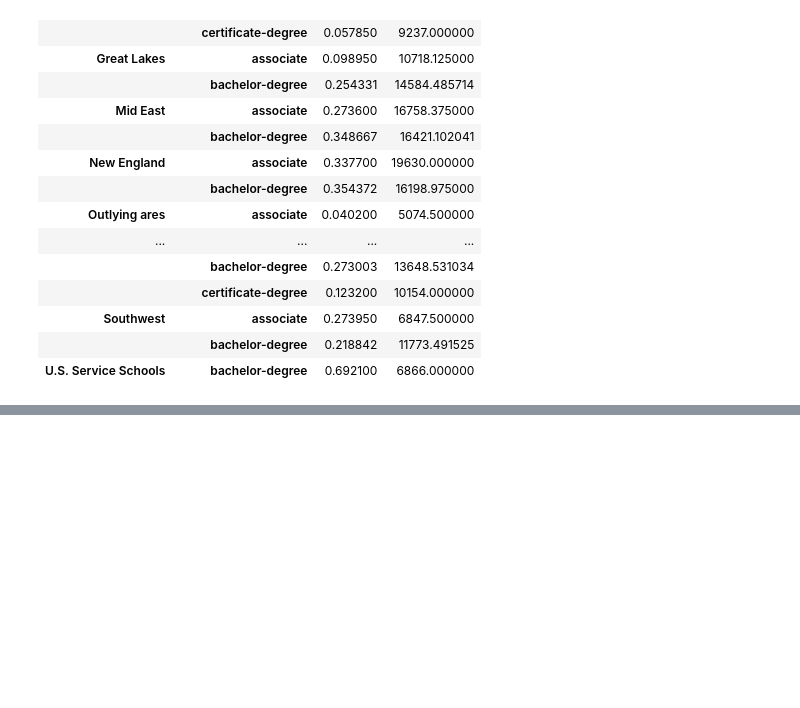
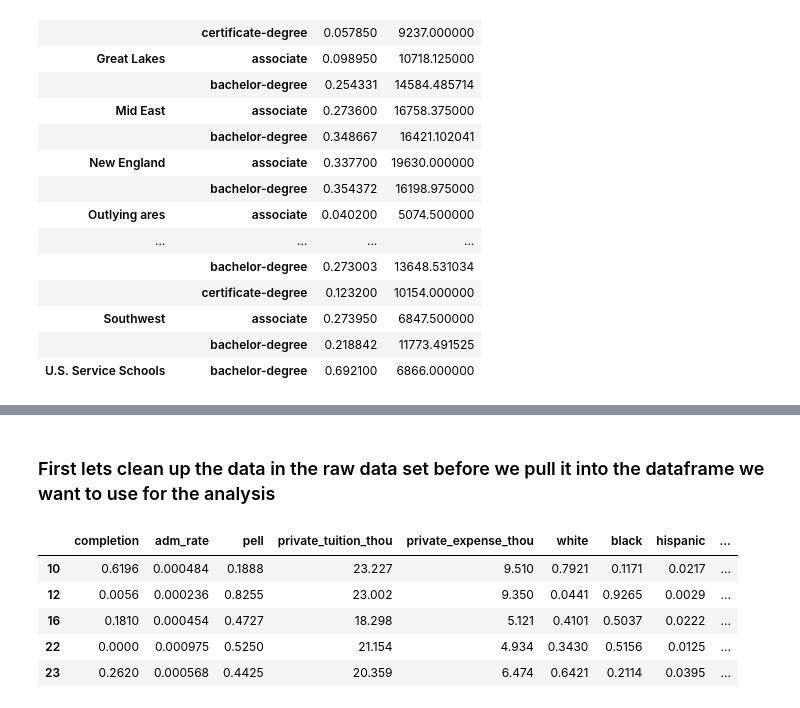
Before and after one commit to ibooth1/Group-Project, a Jupyter notebook: Group Project.ipynb, the cells around one changed output, grey strips where cells are left out. Cells and saved outputs as stored; diff of their text form; code cells hidden in the pictures; blank space fills up the shorter version.

```diff
--- a/Group Project.ipynb
+++ b/Group Project.ipynb
@@ -807,0 +812,6 @@ values=['Region', 'Predominate_Degrees','Complete','Tuition'])
+# %% [markdown]
+### First lets clean up the data in the raw data set before we pull it into the dataframe we want to use for the analysis
+# %%
+dfraw["completion"] = dfraw["C100_4"]
+dfraw["adm_rate"] = dfraw["ADM_RATE"]
+dfraw["pell"] = dfraw["PCTPELL"]
@@ -807,0 +828,9 @@ values=['Region', 'Predominate_Degrees','Complete','Tuition'])
+# %%
+dfpriv.head()
+# %% [output]
+|  | completion | adm_rate | pell | private_tuition_thou | private_expense_thou | white | black | hispanic | ... |
+| 10 | 0.6196 | 0.000484 | 0.1888 | 23.227 | 9.510 | 0.7921 | 0.1171 | 0.0217 | ... |
+| 12 | 0.0056 | 0.000236 | 0.8255 | 23.002 | 9.350 | 0.0441 | 0.9265 | 0.0029 | ... |
+| 16 | 0.1810 | 0.000454 | 0.4727 | 18.298 | 5.121 | 0.4101 | 0.5037 | 0.0222 | ... |
+| 22 | 0.0000 | 0.000975 | 0.5250 | 21.154 | 4.934 | 0.3430 | 0.5156 | 0.0125 | ... |
+| 23 | 0.2620 | 0.000568 | 0.4425 | 20.359 | 6.474 | 0.6421 | 0.2114 | 0.0395 | ... |
```
Also changed, not shown: parts of 23 cells of this notebook.
